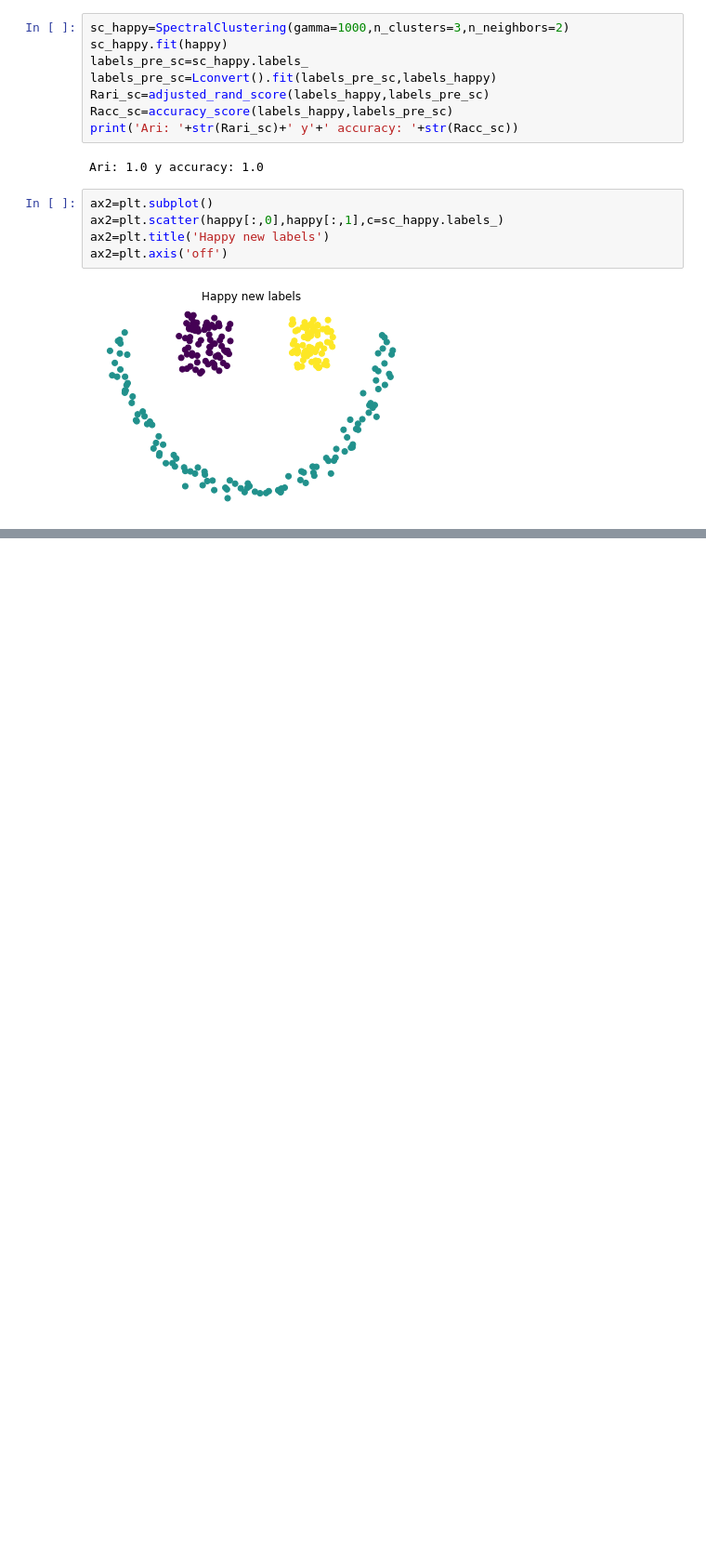
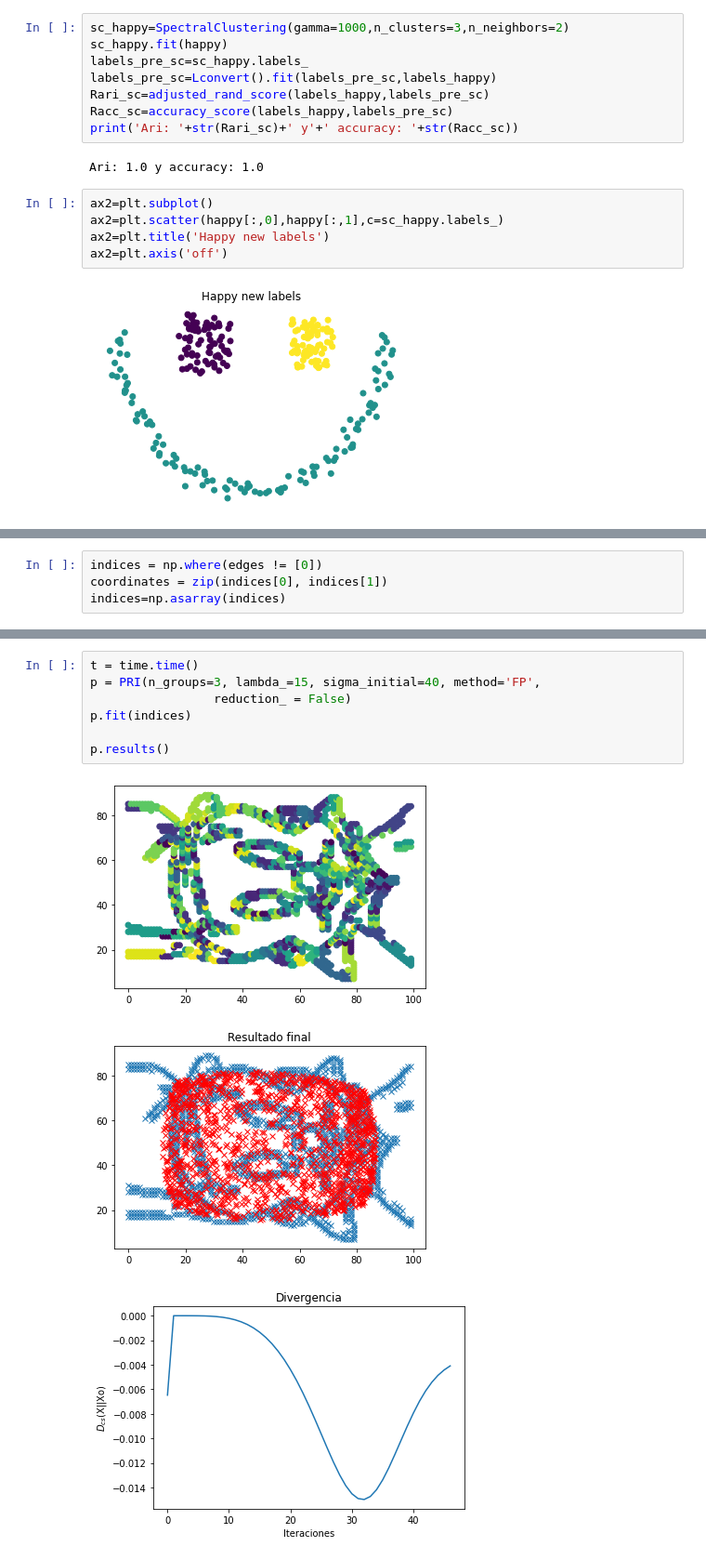
Before and after one commit to Bryan0122/PRI, a Jupyter notebook: PRI_Test.ipynb, the cells around one changed output, grey strips where cells are left out. Shown at 93% size. Cells and saved outputs as stored; diff of their text form; blank space fills up the shorter version.

```diff
--- a/PRI_Test.ipynb
+++ b/PRI_Test.ipynb
@@ -189,0 +204,4 @@ ax2=plt.axis('off')
+# %%
+indices = np.where(edges != [0])
+coordinates = zip(indices[0], indices[1])
+indices=np.asarray(indices)
@@ -189,0 +213,11 @@ ax2=plt.axis('off')
+# %%
+t = time.time()
+p = PRI(n_groups=3, lambda_=15, sigma_initial=40, method='FP',
+                 reduction_ = False)
+p.fit(indices)
+
+p.results()
+# %% [output]
+[figure, added]
+[figure, added]
+[figure, added]
```
Also changed, not shown: parts of 6 cells of this notebook.
